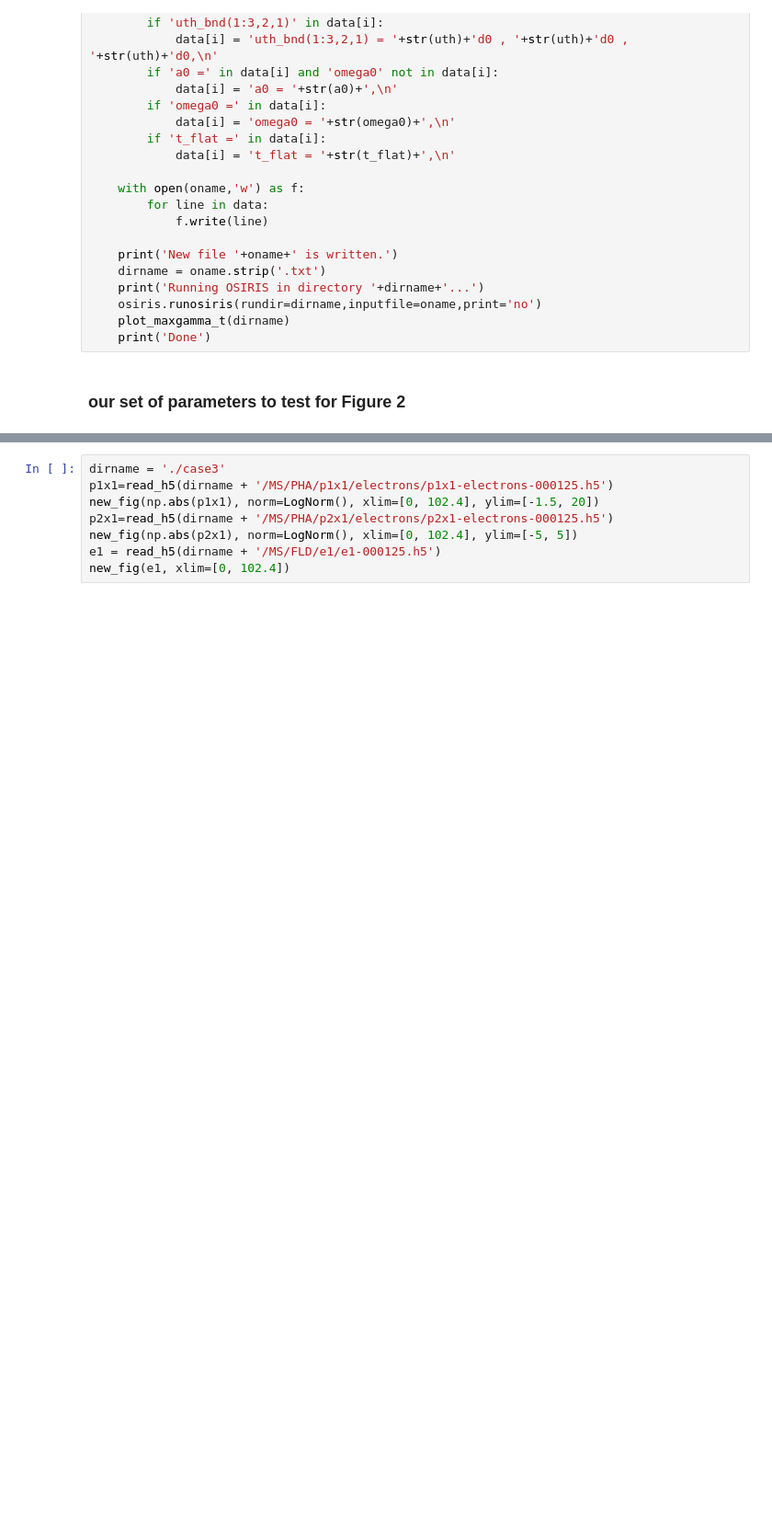
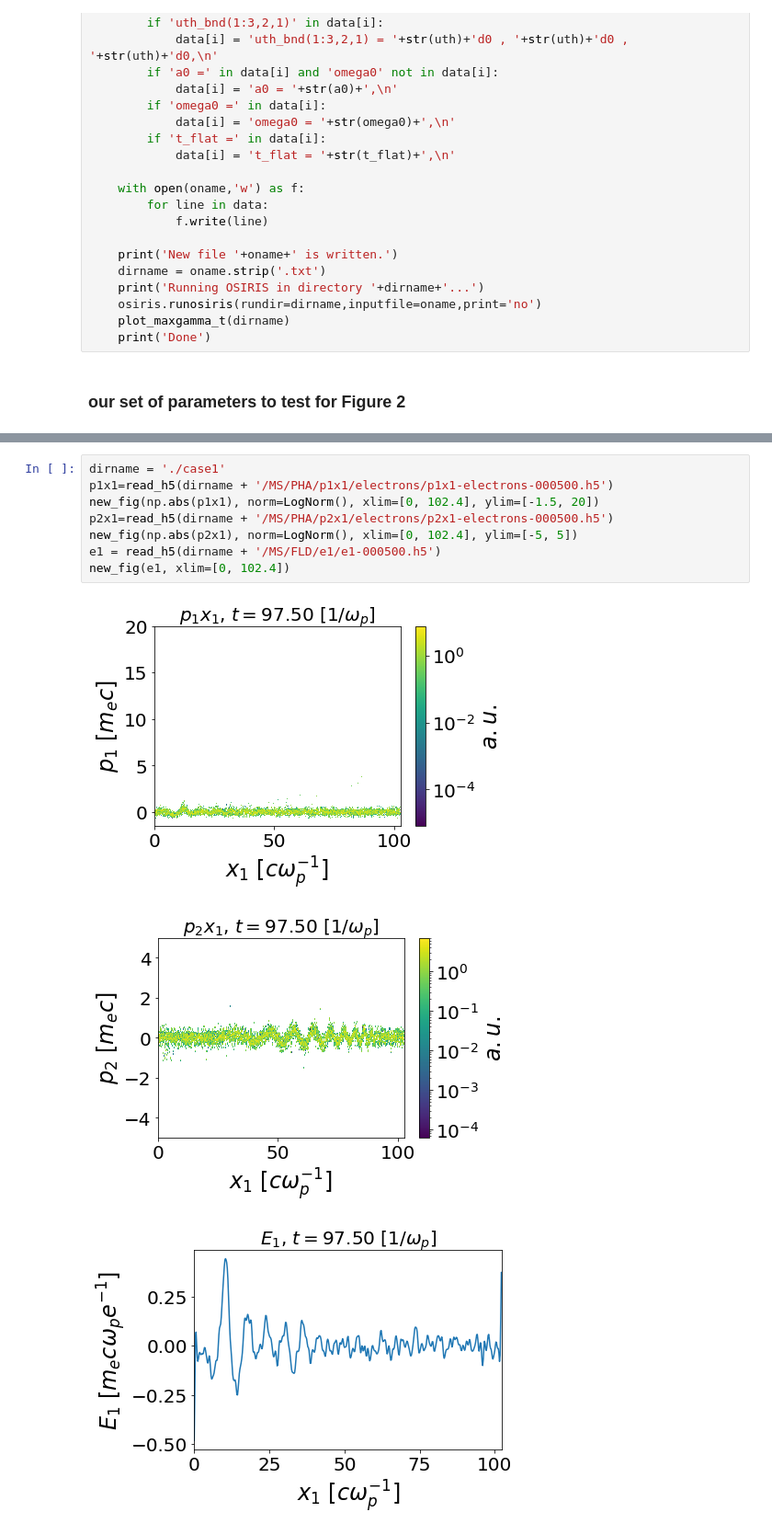
Before and after one commit to UCLA-Plasma-Simulation-Group/JupyterPIC, a Jupyter notebook: dev/Tajima-Dawson-1979/tajima-dawson.ipynb, the cells around one changed output, grey strips where cells are left out. Shown at 92% size. Cells and saved outputs as stored; diff of their text form; blank space fills up the shorter version.

```diff
--- a/dev/Tajima-Dawson-1979/tajima-dawson.ipynb
+++ b/dev/Tajima-Dawson-1979/tajima-dawson.ipynb
@@ -161,8 +190,12 @@ interact_calc(newifile,iname=a,oname=b,uth=c,a0=d,omega0=e,t_flat=f);
 # %%
-dirname = './case3'
-p1x1=read_h5(dirname + '/MS/PHA/p1x1/electrons/p1x1-electrons-000125.h5')
+dirname = './case1'
+p1x1=read_h5(dirname + '/MS/PHA/p1x1/electrons/p1x1-electrons-000500.h5')
 new_fig(np.abs(p1x1), norm=LogNorm(), xlim=[0, 102.4], ylim=[-1.5, 20])
-p2x1=read_h5(dirname + '/MS/PHA/p2x1/electrons/p2x1-electrons-000125.h5')
+p2x1=read_h5(dirname + '/MS/PHA/p2x1/electrons/p2x1-electrons-000500.h5')
 new_fig(np.abs(p2x1), norm=LogNorm(), xlim=[0, 102.4], ylim=[-5, 5])
-e1 = read_h5(dirname + '/MS/FLD/e1/e1-000125.h5')
+e1 = read_h5(dirname + '/MS/FLD/e1/e1-000500.h5')
 new_fig(e1, xlim=[0, 102.4])
+# %% [output]
+[figure, added]
+[figure, added]
+[figure, added]
```
Also changed, not shown: parts of 8 cells of this notebook, 3 other files.
